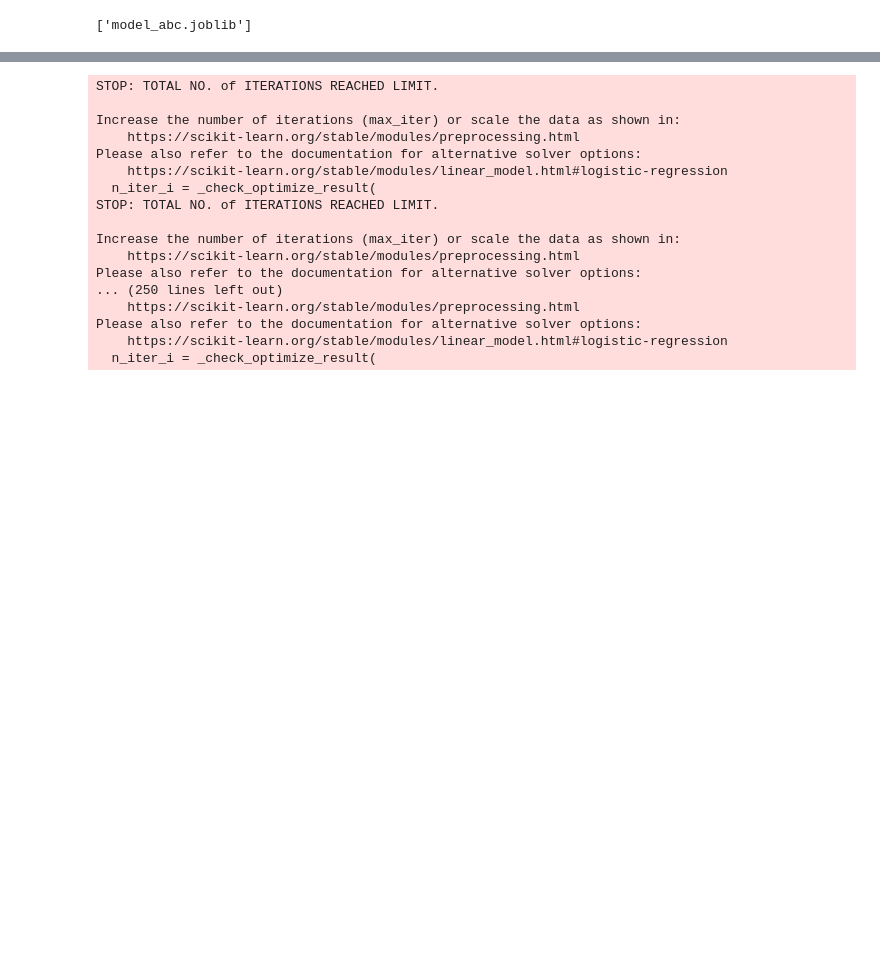
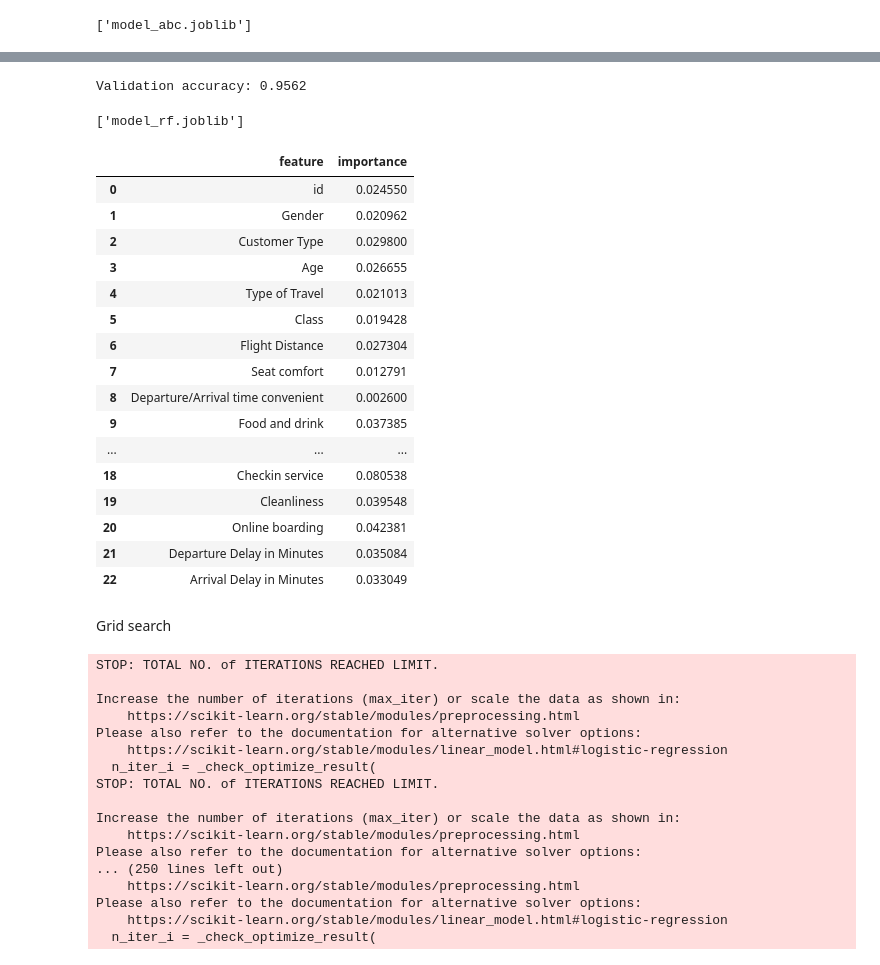
Before and after one commit to FengfengZ93/Classification_Sentiment-Analysis, a Jupyter notebook: 1classification_model.ipynb, the cells around one changed output, grey strips where cells are left out. Cells and saved outputs as stored; diff of their text form; code cells hidden in the pictures; blank space fills up the shorter version.

```diff
--- a/1classification_model.ipynb
+++ b/1classification_model.ipynb
@@ -191,3 +221,44 @@ joblib.dump(pipe_abc, 'model_abc.joblib')
+# %%
+y_pred = pipe_rf.predict(X_test)
+
+# evaluate accuracy
+accuracy = accuracy_score(y_test, y_pred)
+print(f"Validation accuracy: {accuracy:.4f}")
+# %% [output]
+Validation accuracy: 0.9562
+# %%
+# Savz the LR model
+joblib.dump(pipe_rf, 'model_rf.joblib')
+# %% [output]
+['model_rf.joblib']
+# %%
+from sklearn.inspection import partial_dependence
+
+features = model_rf.feature_names_in_
+
+feature_importance_df = pd.DataFrame({'feature': features,
+                                      'importance': model_rf['clf3'].feature_importances_})
+feature_importance_df
+# %% [output]
+|  | feature | importance |
+| 0 | id | 0.024550 |
+| 1 | Gender | 0.020962 |
+| 2 | Customer Type | 0.029800 |
+| 3 | Age | 0.026655 |
+| 4 | Type of Travel | 0.021013 |
+| 5 | Class | 0.019428 |
+| 6 | Flight Distance | 0.027304 |
+| 7 | Seat comfort | 0.012791 |
+| 8 | Departure/Arrival time convenient | 0.002600 |
+| 9 | Food and drink | 0.037385 |
+| ... | ... | ... |
+| 18 | Checkin service | 0.080538 |
+| 19 | Cleanliness | 0.039548 |
+| 20 | Online boarding | 0.042381 |
+| 21 | Departure Delay in Minutes | 0.035084 |
+| 22 | Arrival Delay in Minutes | 0.033049 |
+# %% [markdown]
+Grid search
 # %%
 # Define the parameter grid for grid search
 param_grid_lr = {
```
Also changed, not shown: parts of 9 cells of this notebook, 1 other file.
